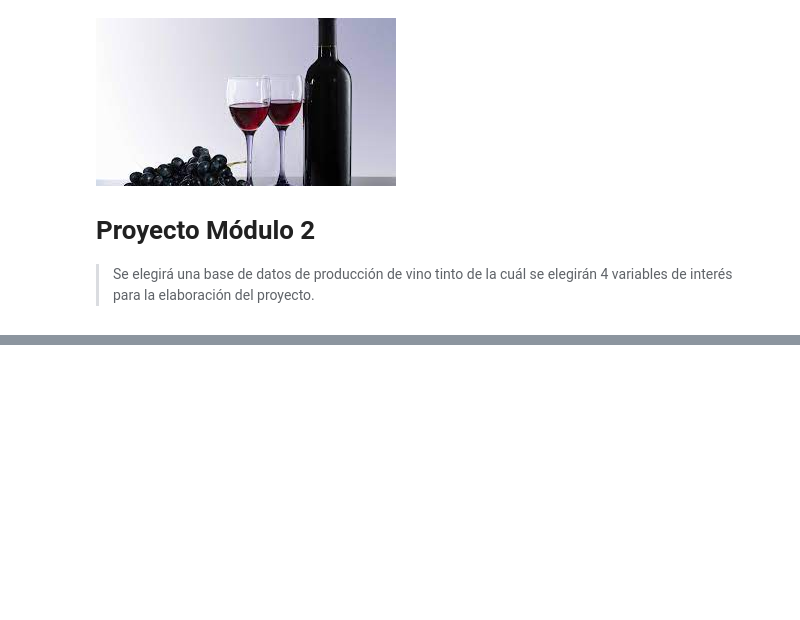
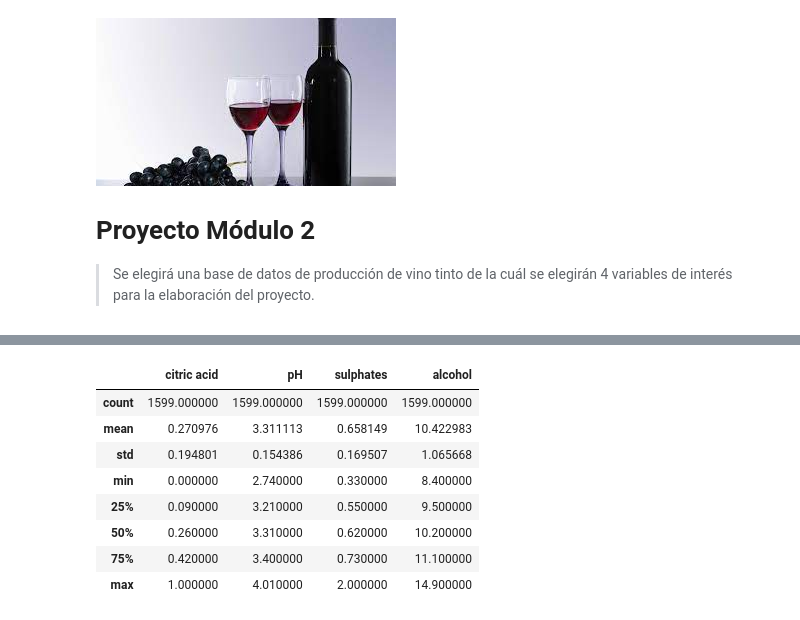
Before and after one commit to feramdor/Proyecto_Amador_Gonzalez, a Jupyter notebook: Proyecto_Amador_Gonzalez.ipynb, the cells around one changed output, grey strips where cells are left out. Saved outputs shown, nothing was run; the diff lists cells and outputs as text; code cells hidden in the pictures; blank space fills up the shorter version.

```diff
--- a/Proyecto_Amador_Gonzalez.ipynb
+++ b/Proyecto_Amador_Gonzalez.ipynb
@@ -60,0 +124,12 @@ Se busco en la página **kaggle** varias base de datos, le elección de la base
+# %%
+data.describe()
+# %% [output]
+|  | citric acid | pH | sulphates | alcohol |
+| count | 1599.000000 | 1599.000000 | 1599.000000 | 1599.000000 |
+| mean | 0.270976 | 3.311113 | 0.658149 | 10.422983 |
+| std | 0.194801 | 0.154386 | 0.169507 | 1.065668 |
+| min | 0.000000 | 2.740000 | 0.330000 | 8.400000 |
+| 25% | 0.090000 | 3.210000 | 0.550000 | 9.500000 |
+| 50% | 0.260000 | 3.310000 | 0.620000 | 10.200000 |
+| 75% | 0.420000 | 3.400000 | 0.730000 | 11.100000 |
+| max | 1.000000 | 4.010000 | 2.000000 | 14.900000 |
```
Also changed, not shown: parts of 12 cells of this notebook, 2 other files.
